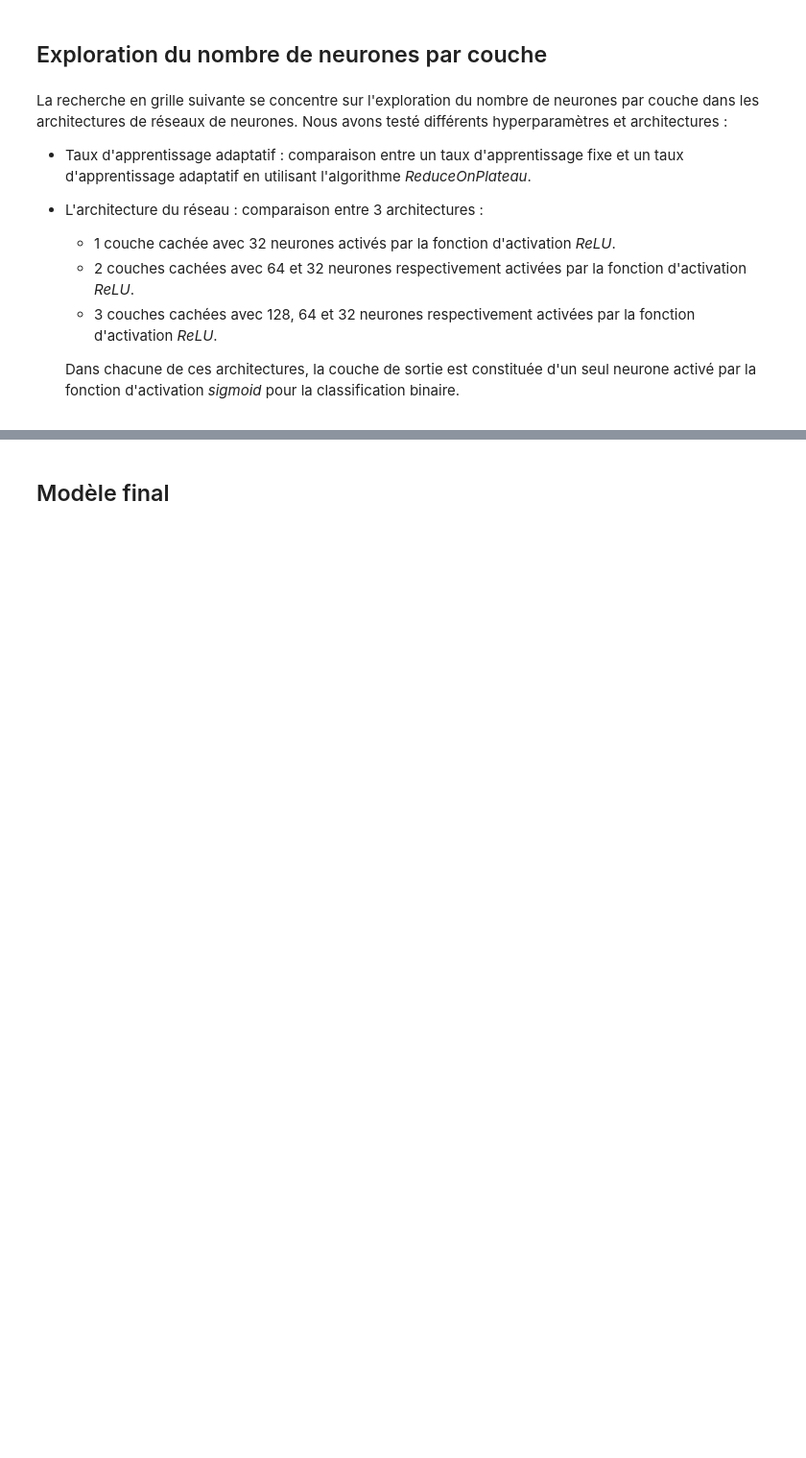
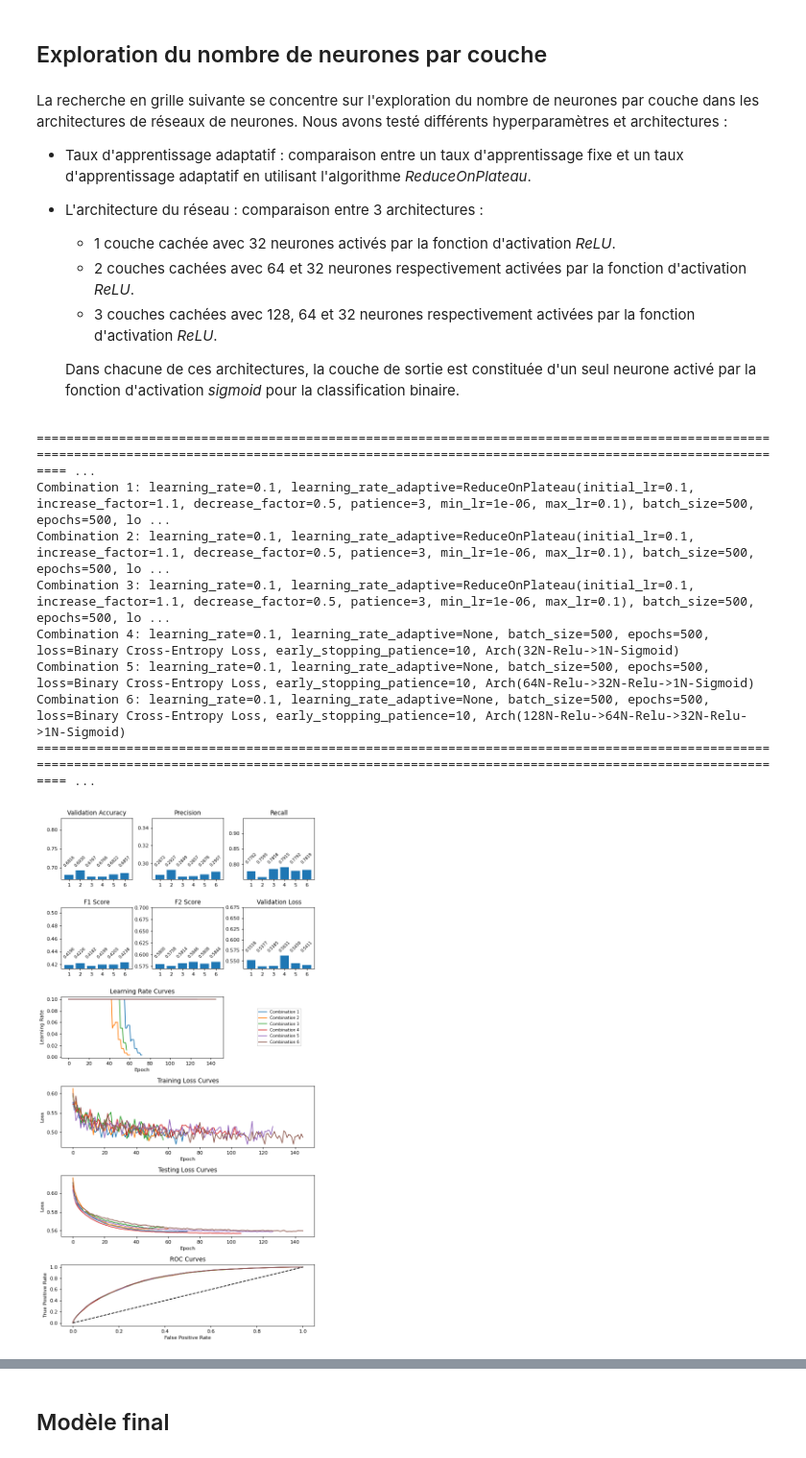
Before and after one commit to 0xybo/CESI_A4_IA_DeepLearning, a Jupyter notebook: Livrable 3.ipynb, the cells around one changed output, grey strips where cells are left out. Shown at 96% size. Saved outputs shown, nothing was run; the diff lists cells and outputs as text; code cells hidden in the pictures; blank space fills up the shorter version.

```diff
--- a/Livrable 3.ipynb
+++ b/Livrable 3.ipynb
@@ -281,3 +257,52 @@ La recherche en grille suivante se concentre sur l'exploration du nombre de neur
+# %%
+gs_hidden_layers = GridSearch()
+
+grid_search_params: Params = {
+    "learning_rate": [0.1],
+    "learning_rate_adaptive": [ReduceOnPlateau(initial_lr=0.1), None],
+    "batch_size": [500],
+    "epochs": [500],
+    "loss": [BinaryCrossEntropy()],
+    "early_stopping_patience": [10],
+    "architecture": [
+        # Architecture simple : 1 couche cachée
+        [
+            {"neurons": [32], "dropout_rate": [0.2], "activation": [Relu()]},
+            {"neurons": [1], "dropout_rate": [0.0], "activation": [Sigmoid()]},
+        ],
+        # Architecture moyenne : 2 couches cachées
+        [
+            {"neurons": [64], "dropout_rate": [0.2], "activation": [Relu()]},
+            {"neurons": [32], "dropout_rate": [0.2], "activation": [Relu()]},
+            {"neurons": [1], "dropout_rate": [0.0], "activation": [Sigmoid()]},
+        ],
+        # Architecture profonde : 3 couches cachées
+        [
+            {"neurons": [128], "dropout_rate": [0.3], "activation": [Relu()]},
+            {"neurons": [64], "dropout_rate": [0.2], "activation": [Relu()]},
+            {"neurons": [32], "dropout_rate": [0.2], "activation": [Relu()]},
+            {"neurons": [1], "dropout_rate": [0.0], "activation": [Sigmoid()]},
+        ],
+    ],
+}
+
+results = gs_hidden_layers.search_and_compare(
+    grid_search_params,
+    X_train.to_numpy(),
+    y_train.to_numpy(),
+    X_validation.to_numpy(),
+    y_validation.to_numpy(),
+)
+# %% [output]
+======================================================================================================================================================================================================== ...
+Combination 1: learning_rate=0.1, learning_rate_adaptive=ReduceOnPlateau(initial_lr=0.1, increase_factor=1.1, decrease_factor=0.5, patience=3, min_lr=1e-06, max_lr=0.1), batch_size=500, epochs=500, lo ...
+Combination 2: learning_rate=0.1, learning_rate_adaptive=ReduceOnPlateau(initial_lr=0.1, increase_factor=1.1, decrease_factor=0.5, patience=3, min_lr=1e-06, max_lr=0.1), batch_size=500, epochs=500, lo ...
+Combination 3: learning_rate=0.1, learning_rate_adaptive=ReduceOnPlateau(initial_lr=0.1, increase_factor=1.1, decrease_factor=0.5, patience=3, min_lr=1e-06, max_lr=0.1), batch_size=500, epochs=500, lo ...
+Combination 4: learning_rate=0.1, learning_rate_adaptive=None, batch_size=500, epochs=500, loss=Binary Cross-Entropy Loss, early_stopping_patience=10, Arch(32N-Relu->1N-Sigmoid)
+Combination 5: learning_rate=0.1, learning_rate_adaptive=None, batch_size=500, epochs=500, loss=Binary Cross-Entropy Loss, early_stopping_patience=10, Arch(64N-Relu->32N-Relu->1N-Sigmoid)
+Combination 6: learning_rate=0.1, learning_rate_adaptive=None, batch_size=500, epochs=500, loss=Binary Cross-Entropy Loss, early_stopping_patience=10, Arch(128N-Relu->64N-Relu->32N-Relu->1N-Sigmoid)
+======================================================================================================================================================================================================== ...
+[figure, added]
 # %% [markdown]
 On constate que l'entraînement des modèles n'est plus aussi chaotique que dans la partie précédente et que les résultats sont globalement meilleurs. Les modèles avec un taux d'apprentissage adaptatif (combinaisons 1 à 3) présentent des performances légèrement moins bonnes (AUC et F2-Score) que les modèles avec un taux d'apprentissage fixe (combinaisons 4 à 6) même si la différence n'est pas très significative :
 - Combinaisons 1 et 4 : $0.7917$ <=> $0.7927$
```
Also changed, not shown: parts of 35 cells of this notebook, 3 other files.
